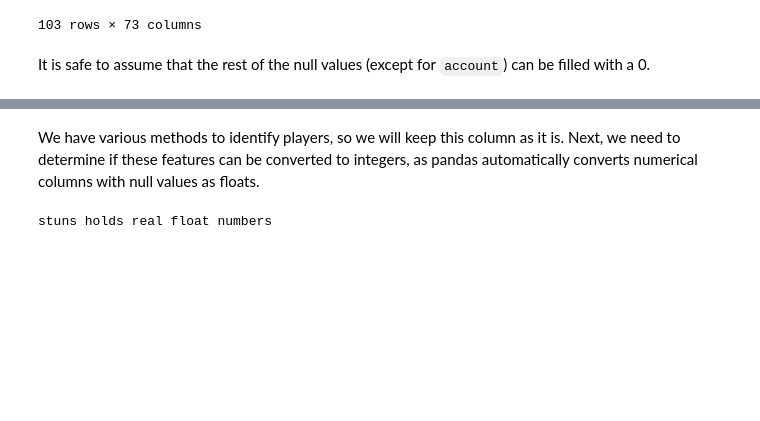
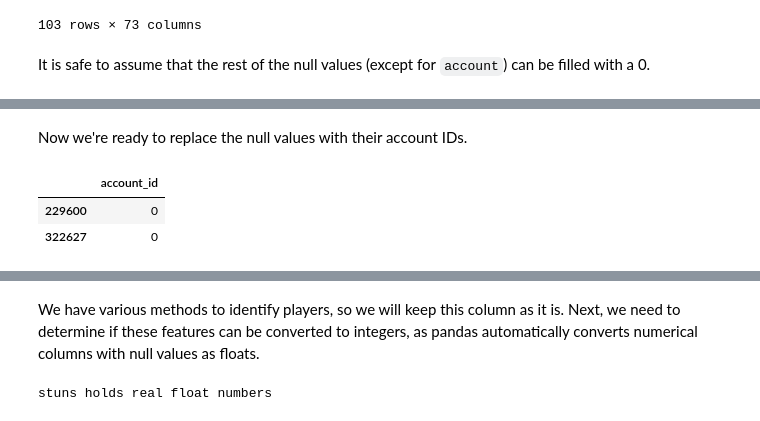
Before and after one commit to jpniet/Dota2-Matchmaking, a Jupyter notebook: Notebooks/Data_Cleaning_and_Exploration.ipynb, the cells around one changed output, grey strips where cells are left out. Drawn from its saved outputs; the diff is of its cells as text; code cells hidden in the pictures; blank space fills up the shorter version.

```diff
--- a/Notebooks/Data_Cleaning_and_Exploration.ipynb
+++ b/Notebooks/Data_Cleaning_and_Exploration.ipynb
@@ -1843,0 +1859,15 @@ dtype: int64
+# %% [markdown]
+Now we're ready to replace the null values with their account IDs.
+# %%
+# Finding the null accounts with an account ID
+mask = (df['players']['account'].isna()) & (df['players']['account_id'] != 0)
+
+# Replacing the null values with the account number as a string
+df['players'].loc[mask, 'account'] = df['players'].loc[mask, 'account_id'].astype(str)
+
+# Sanity Check
+df['players'][df['players']['account'].isna()][['account_id']]
+# %% [output]
+|  | account_id |
+| 229600 | 0 |
+| 322627 | 0 |
```
Also changed, not shown: parts of 39 cells of this notebook, 1 other file.
